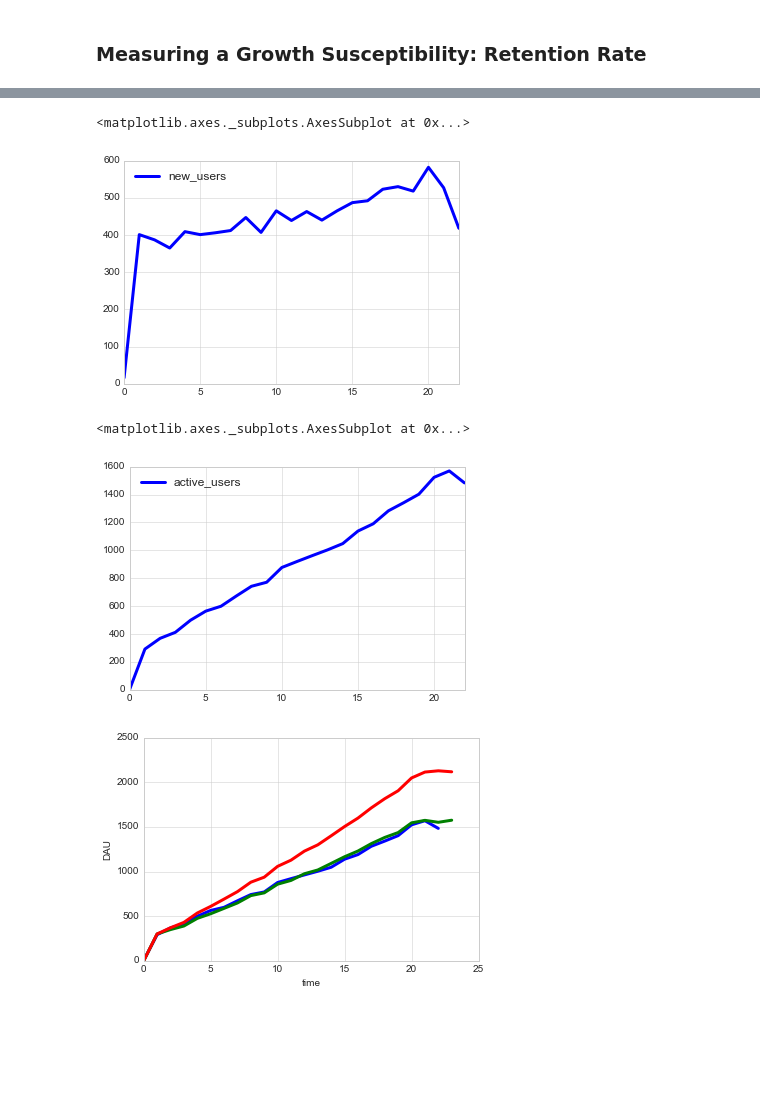
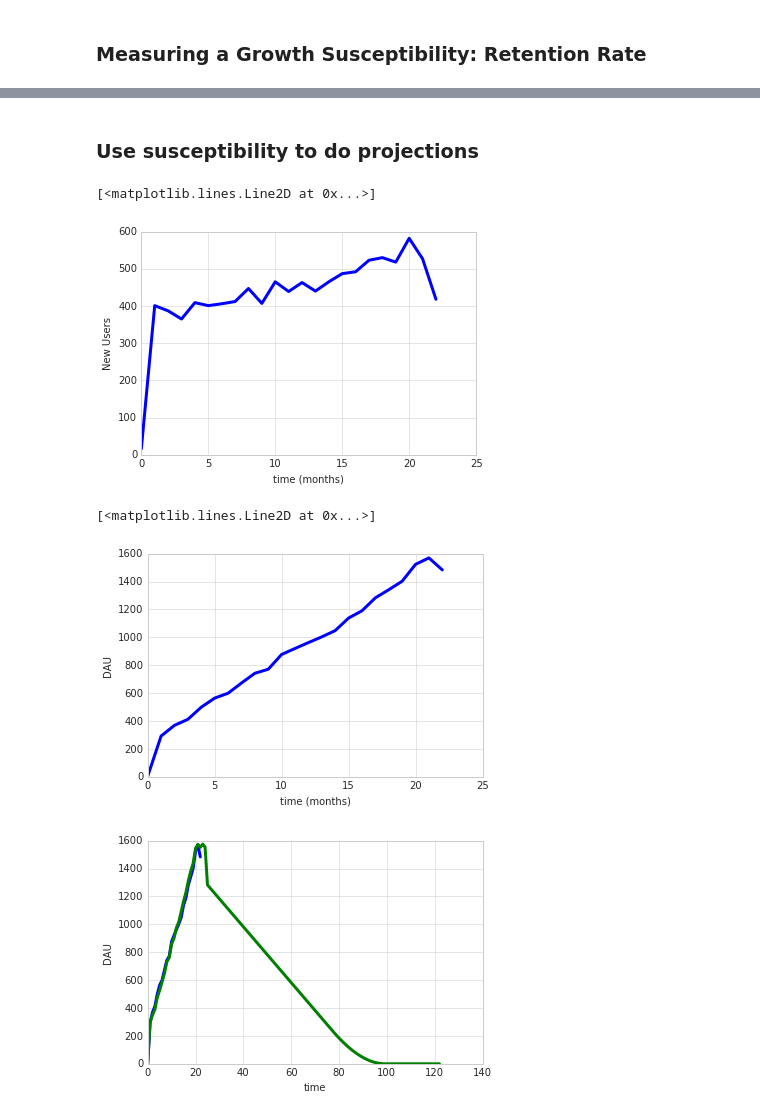
Before and after one commit to thevioletpiece/data_science_tools, a Jupyter notebook: databases/eliflo.ipynb, the cells around one changed output, grey strips where cells are left out. Drawn from its saved outputs; the diff is of its cells as text; code cells hidden in the pictures; blank space fills up the shorter version.

```diff
--- a/databases/eliflo.ipynb
+++ b/databases/eliflo.ipynb
@@ -240,7 +256,7 @@ select
 from
     eliflo_users a
 left join
-    eliflo_activity b
+    eliflo_master_fact b
 on
     a.customerid = b.customerid
 where
@@ -263,7 +291,7 @@ from
 from
     eliflo_users a
 left join
-    eliflo_activity b
+    eliflo_master_fact b
 on
     a.customerid = b.customerid
 where
@@ -341,3 +376,5 @@ plt.show()
+# %% [markdown]
+### Use susceptibility to do projections
 # %%
 def computeYLin(cohorts, daysOut, b, m):
     currentDay = len(cohorts)
@@ -365,12 +402,16 @@ from
     eliflo_users
 group by 1
 ''', con=conn)
-new_users.plot()
+plt.figure(figsize=(6,4))
+plt.style.use('seaborn-whitegrid')
+plt.xlabel('time (months)')
+plt.ylabel('New Users')
+plt.plot(new_users['new_users'])
 # %% [output]
-<matplotlib.axes._subplots.AxesSubplot at 0x...>
+[<matplotlib.lines.Line2D at 0x...>]
-[figure, old version]
+[figure, new version]
 # %%
-#Show signups per day
+#Show active users per day
 dau=sql.read_sql('''
 select
     substr(date(timestamp, 'unixepoch'), 1,7) as month_active,
@@ -379,23 +420,29 @@ from
     eliflo_master_fact
 group by 1
 ''', con=conn)
-dau.plot()
+plt.figure(figsize=(6,4))
+plt.style.use('seaborn-whitegrid')
+plt.xlabel('time (months)')
+plt.ylabel('DAU')
+plt.plot(dau['active_users'])
 # %% [output]
-<matplotlib.axes._subplots.AxesSubplot at 0x...>
+[<matplotlib.lines.Line2D at 0x...>]
-[figure, old version]
+[figure, new version]
 # %%
 cohorts = [item for item in new_users['new_users']]
 results=pd.DataFrame(computeYLin(cohorts, 1, 0.15, 0.002))
+#Project out further
+results=pd.DataFrame(computeYLin(cohorts, 100, 0.15, 0.002))
 plt.figure(figsize=(6,4))
 plt.style.use('seaborn-whitegrid')
-plt.xlabel('time')
+plt.xlabel('time (months)')
 plt.ylabel('DAU')
 plt.plot(dau['active_users'])
 plt.plot(results)
 #What is we half the rate of decay and increase the initial intercept?
 #results2=pd.DataFrame(computeYLin(cohorts, 1, 0.2, 0.001))
 #plt.plot(results2)
 
 plt.show()
 # %% [output]
-[figure, old version]
+[figure, new version]
```
Also changed, not shown: parts of 18 cells of this notebook, 1 other file.
